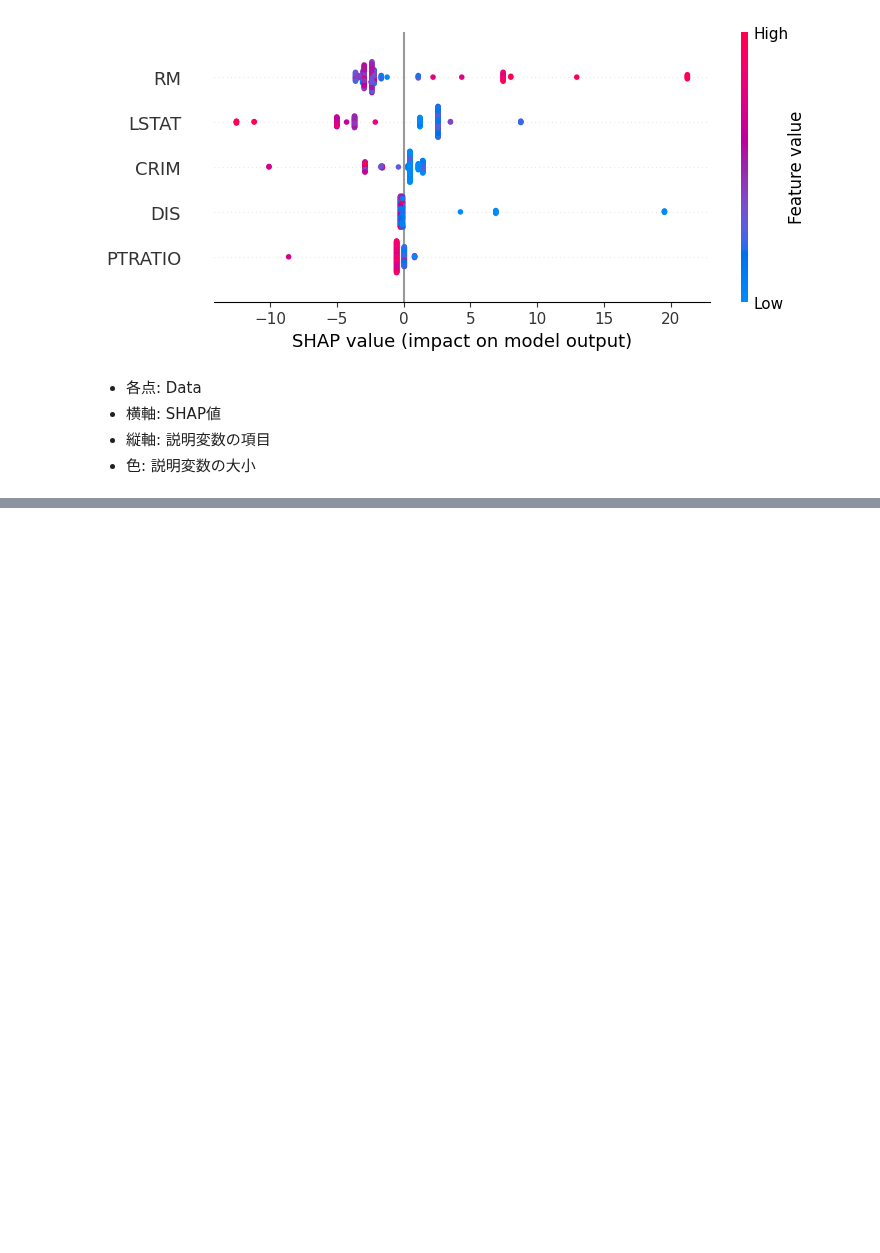
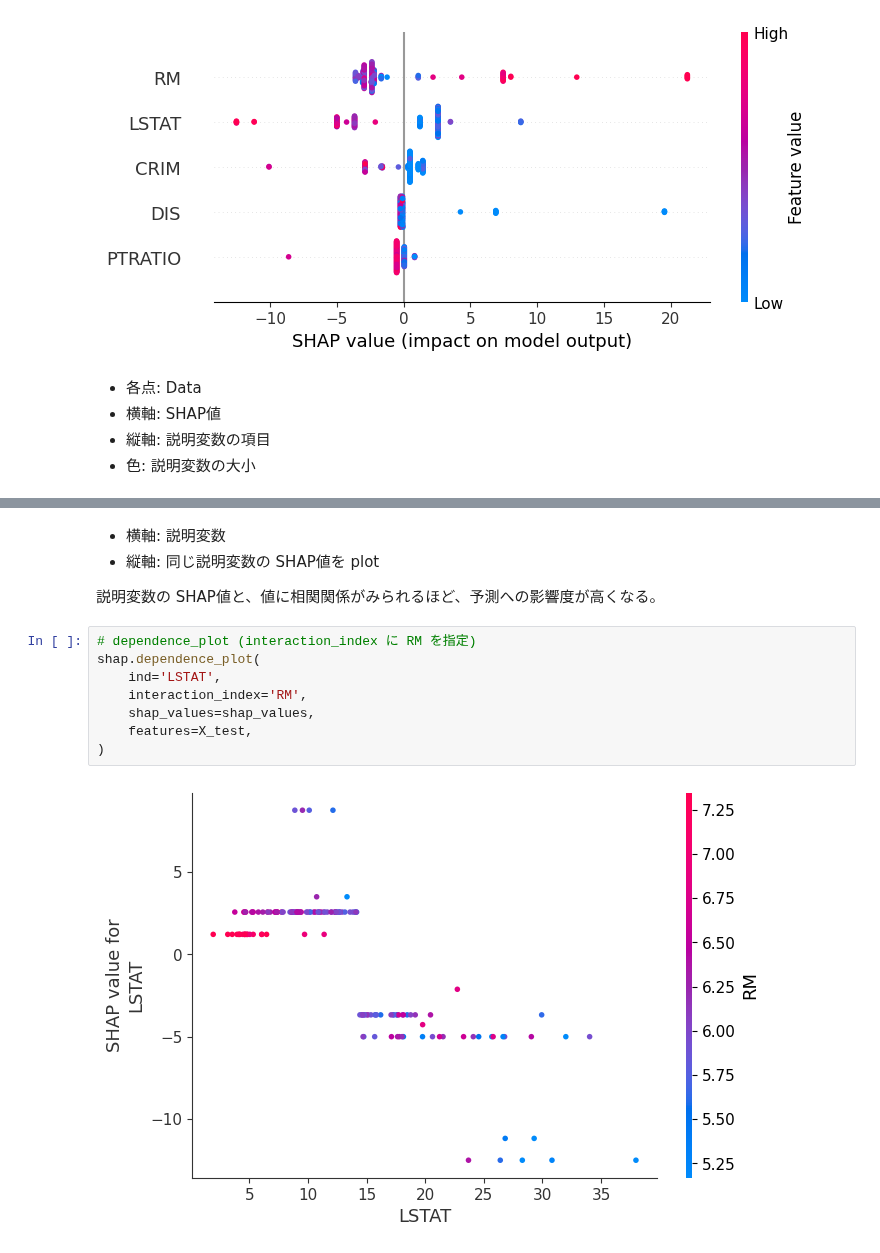
Before and after one commit to 1024xx4/ai_model_building_100, a Jupyter notebook: section09/section09.ipynb, the cells around one changed output, grey strips where cells are left out. Saved outputs shown, nothing was run; the diff lists cells and outputs as text; blank space fills up the shorter version.

```diff
--- a/section09/section09.ipynb
+++ b/section09/section09.ipynb
@@ -155,0 +169,15 @@ shap.summary_plot(
+# %% [markdown]
+- 横軸: 説明変数
+- 縦軸: 同じ説明変数の SHAP値を plot
+
+説明変数の SHAP値と、値に相関関係がみられるほど、予測への影響度が高くなる。
+# %%
+# dependence_plot (interaction_index に RM を指定)
+shap.dependence_plot(
+    ind='LSTAT',
+    interaction_index='RM',
+    shap_values=shap_values,
+    features=X_test,
+)
+# %% [output]
+[figure, added]
```
Also changed, not shown: parts of 2 cells of this notebook.
